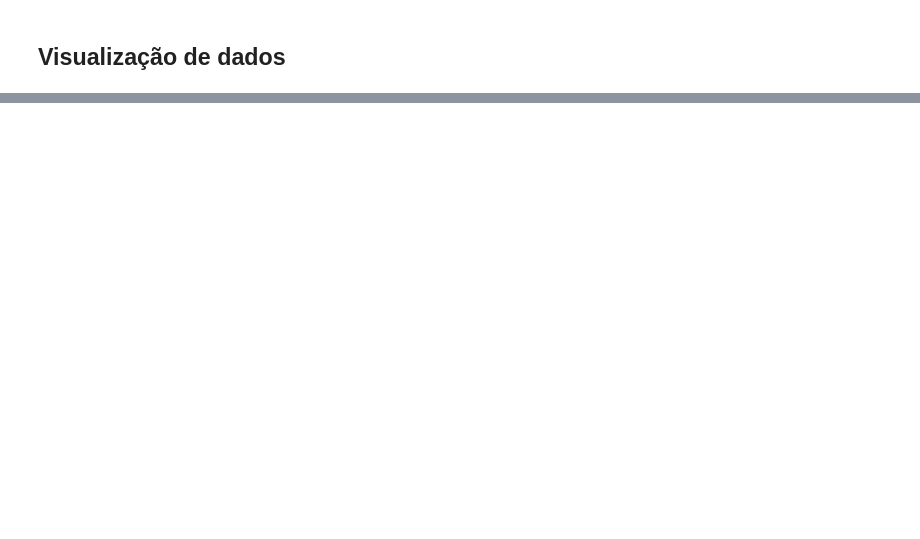
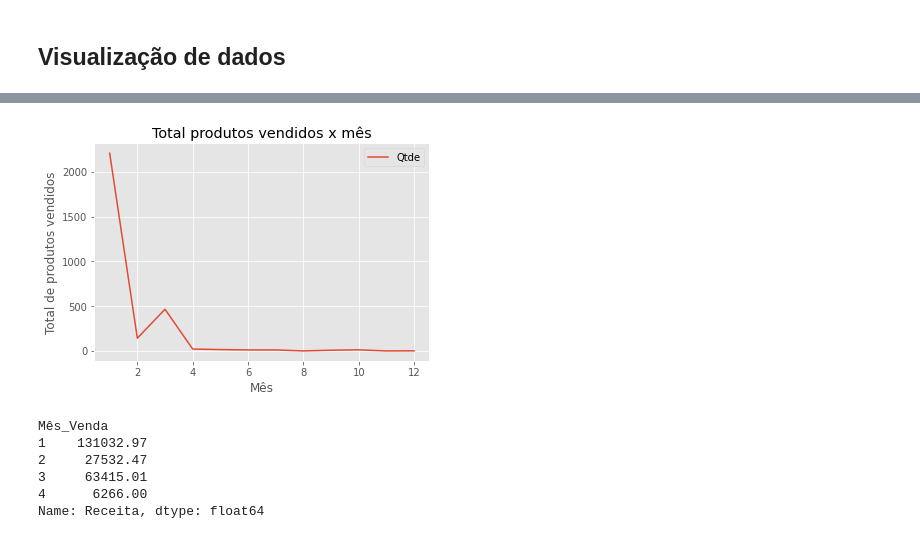
Before and after one commit to layansg/DIO-DESAFIO-analise-de-dados-com-python-e-pandas, a Jupyter notebook: Pandas_AulaPlanilhas.ipynb, the cells around one changed output, grey strips where cells are left out. Saved outputs shown, nothing was run; the diff lists cells and outputs as text; code cells hidden in the pictures; blank space fills up the shorter version.

```diff
--- a/Pandas_AulaPlanilhas.ipynb
+++ b/Pandas_AulaPlanilhas.ipynb
@@ -14,7 +14,7 @@ df4 = pd.read_excel("Recife.xlsx")
 df5 = pd.read_excel("Salvador.xlsx")
 # %%
 # Juntando todos os arquivos
-df = pd.concat(df1,df2,df3,df4,df5)
+df = pd.concat([df1,df2,df3,df4,df5])
 # %%
 # Exibindo as 5 primeiras linhas
 df.head()
@@ -48,7 +97,7 @@ df["Vendas"].fillna(0, inplace=True)
 df.dropna(inplace=True)
 # %%
 # Apagando as linhas com valores nulos apenas em uma coluna
-df.dropna(subset="Vendas", inplace=True)
+df.dropna(subset=["Vendas"], inplace=True)
 # %%
 # Removendo linhas com valores nulos em todas as colunas
 df.dropna(how="all")
@@ -56,7 +119,7 @@ df.dropna(how="all")
 ## Criando colunas novas
 # %%
 # Criando a coluna de receitas
-df["Receita"] = df["Vendas"].mul(df["Qtd"])
+df["Receita"] = df["Vendas"].mul(df["Qtde"])
 # %%
 # Retornando a maior receita
 df["Receita"].max()
@@ -86,5 +191,5 @@ df.dtypes
 # %%
 # Transformando a coluna de data em tipo datetime
-df["Data"] = pd.to_datetime(df["Data"],)
+df["Data"] = pd.to_datetime(df["Data"])
 # %%
 # Agrupamento por ano
@@ -137,12 +280,22 @@ plt.ylabel("Total Vendas");
 # %%
 # Alterando o estilo
 plt.style.use("ggplot")
-df.groupby(df["Mes_Venda"])["Qtde"].sum().plot(title="Total produtos vendidos x mês")
+df.groupby(df["Mês_Venda"])["Qtde"].sum().plot(title="Total produtos vendidos x mês")
 plt.xlabel("Mês")
 plt.ylabel("Total de produtos vendidos")
 plt.legend();
+# %% [output]
+[figure, added]
 # %%
 # Selecionando apenas as vendas de 2019
 df_2019 = df[df["Ano_Venda"] == 2019]
+df_2019.groupby(df_2019["Mês_Venda"])["Receita"].sum().head(10)
+# %% [output]
+Mês_Venda
+1    131032.97
+2     27532.47
+3     63415.01
+4      6266.00
+Name: Receita, dtype: float64
 # %%
 # Total de produtos vendidos por mês
```
Also changed, not shown: parts of 29 cells of this notebook.
